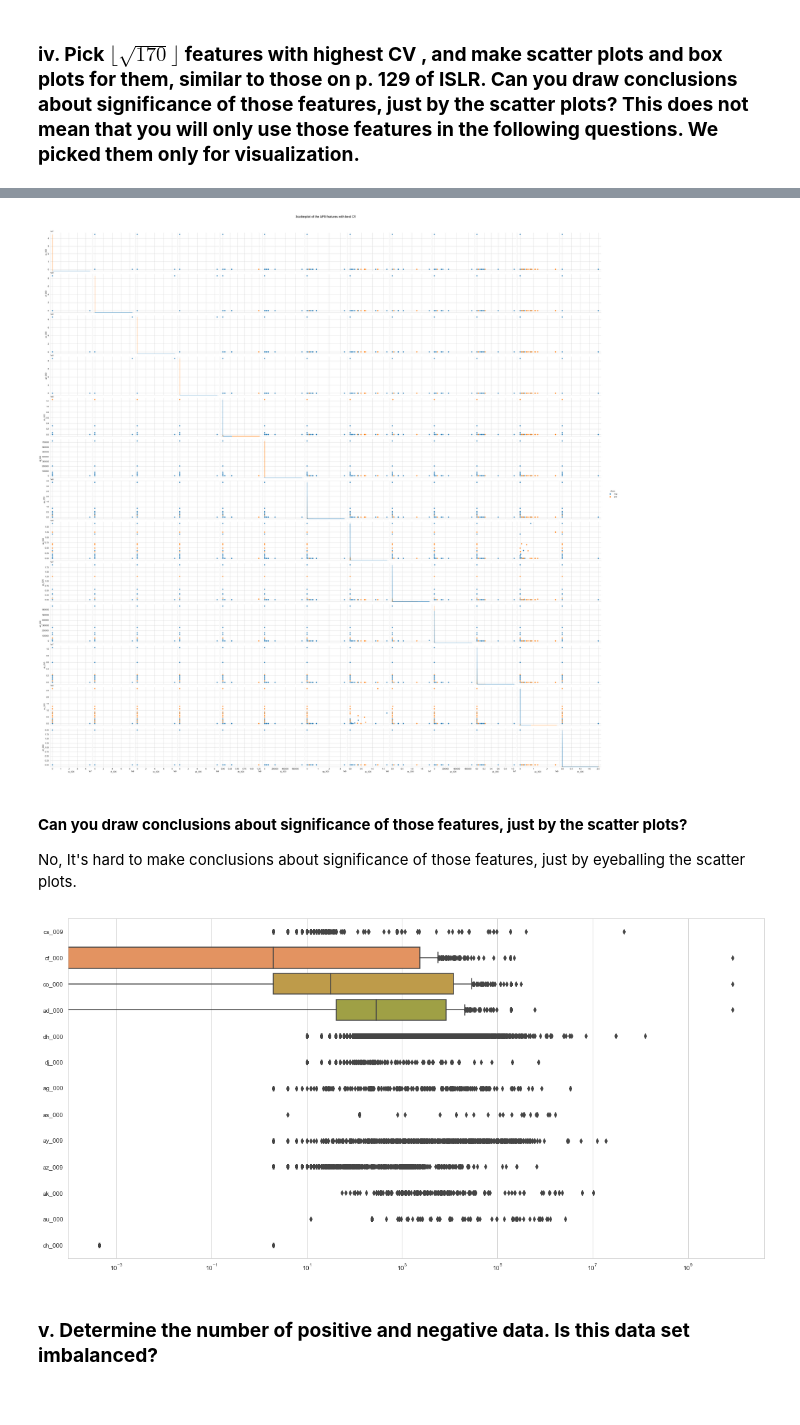
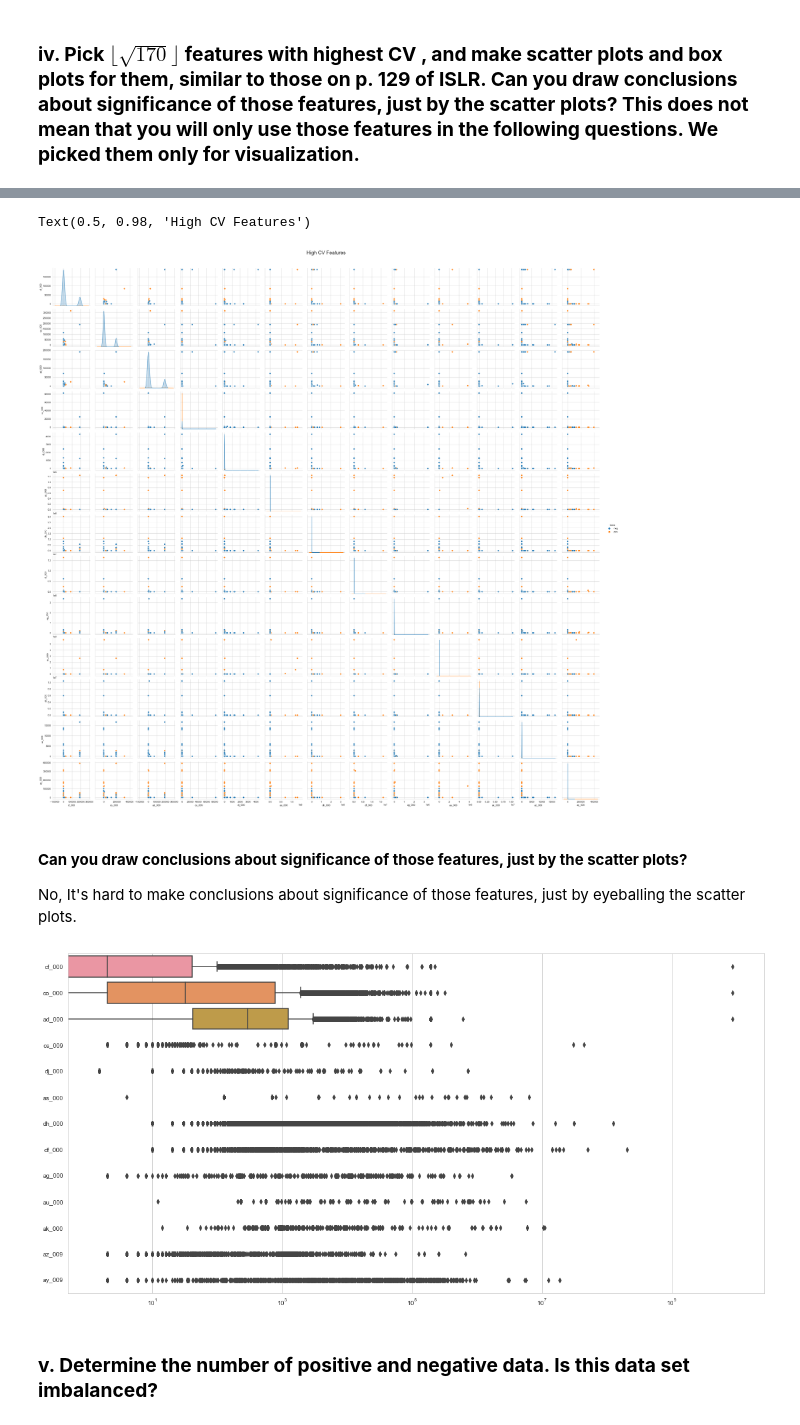
Before and after one commit to humera811/mldsnew, a Jupyter notebook: Homework6/notebook/Bano_Humera_HW6.ipynb, the cells around one changed output, grey strips where cells are left out. Drawn from its saved outputs; the diff is of its cells as text; code cells hidden in the pictures.

```diff
--- a/Homework6/notebook/Bano_Humera_HW6.ipynb
+++ b/Homework6/notebook/Bano_Humera_HW6.ipynb
@@ -179,0 +181,3 @@ __Observation : IterativeImputer took more time to process than Simple Imputer__
+# %%
+df_stats = df_imputed.describe()
+df_stats
@@ -196 +211,10 @@ eg_000     40.553250
 Length: 170, dtype: float64
+# %%
+df_cv = pd.DataFrame(columns=["Feature","Mean","Std","CV"])
+df_idx=0
+for col in df_imputed.columns:
+    mean=df_stats.loc["mean",col]
+    std=df_stats.loc["std",col]
+    df_cv.loc[df_idx]=[col,mean,std,std/mean]
+    df_idx+=1
+df_cv
@@ -209,7 +253,7 @@ plt.show()
 # %%
 # Select features with best CV
 no_of_features = int(np.floor(np.sqrt(170)))
-best_feat = cv_aps.sort_values(ascending=False)[:no_of_features]
-selected_features = best_feat.index.to_list()
-best_feat
+print(" The 13 features with best cv is:\n",no_of_features)
+high_cv_features = df_cv.nlargest(no_of_features,'CV')['Feature'].to_numpy()
+df_cv.nlargest(no_of_features,'CV')
 # %% [output]
@@ -248,24 +274,31 @@ best_df
 # %%
+df_class = np.concatenate((aps_train["class"],aps_test["class"]), axis = 0)
+df_class = pd.DataFrame(df_class,columns=["class"])
+
+df_imputed["class"]=df_class["class"]
 plt.close()
 sns.set_style("whitegrid")
-splot = sns.pairplot(best_df, hue='class', height=3, diag_kind="kde");
+splot = sns.pairplot(df_imputed[list(high_cv_features)+["class"]].sample(frac=0.1),hue="class")
+
+# Title Styles
 splot.fig.subplots_adjust(top=0.95)
-splot.fig.suptitle('Scatterplot of the APS features with best CV', fontsize=14, alpha = 0.9, weight = 'bold')
+splot.fig.suptitle('High CV Features', fontsize=20)
 plt.show()
 # %% [output]
+Text(0.5, 0.98, 'High CV Features')
-[figure, old version]
+[figure, new version]
 # %% [markdown]
 #### __Can you draw conclusions about significance of those features, just by the scatter plots?__
 
 No, It's hard to make conclusions about significance of those features, just by eyeballing the scatter plots.
 # %%
 plt.close()
-fig, ax = plt.subplots(figsize=(15,10))
-boxplot = sns.boxplot(ax= ax, data=aps_train_X[selected_features], orient='h')
+fig, ax = plt.subplots(figsize=(20,10))
+boxplot = sns.boxplot(ax= ax, data=df_imputed[high_cv_features], orient='h')
 boxplot.set(xscale="log")
 plt.show()
 # %% [output]
-[figure, old version]
+[figure, new version]
 # %% [markdown]
 ### __v. Determine the number of positive and negative data. Is this data set imbalanced?__
 # %%
```
Also changed, not shown: parts of 16 cells of this notebook.
